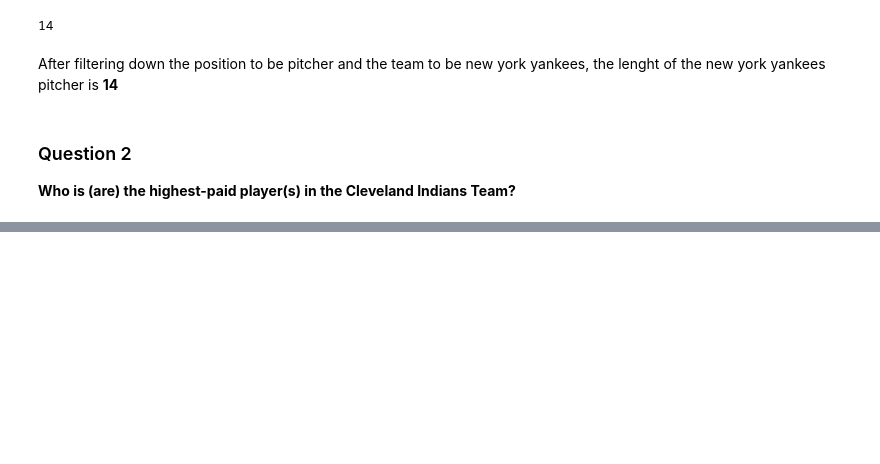
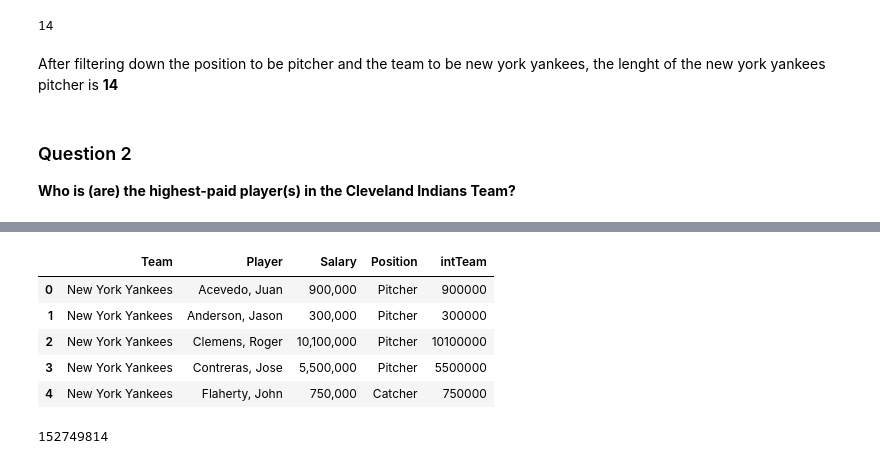
Before and after one commit to Afolabiomotayo/firstdataanalysisproject, a Jupyter notebook: salary analysis.ipynb, the cells around one changed output, grey strips where cells are left out. Cells and saved outputs as stored; diff of their text form; code cells hidden in the pictures; blank space fills up the shorter version.

```diff
--- a/salary analysis.ipynb
+++ b/salary analysis.ipynb
@@ -110,0 +239,11 @@ clevelandI_team
+# %%
+pdNY = pd9[pd9["Team"] == "New York Yankees"]
+# %%
+pdNY.head()
+# %% [output]
+|  | Team | Player | Salary | Position | intTeam |
+| 0 | New York Yankees | Acevedo, Juan | 900,000 | Pitcher | 900000 |
+| 1 | New York Yankees | Anderson, Jason | 300,000 | Pitcher | 300000 |
+| 2 | New York Yankees | Clemens, Roger | 10,100,000 | Pitcher | 10100000 |
+| 3 | New York Yankees | Contreras, Jose | 5,500,000 | Pitcher | 5500000 |
+| 4 | New York Yankees | Flaherty, John | 750,000 | Catcher | 750000 |
@@ -110,0 +252,4 @@ clevelandI_team
+# %%
+pdNY
+# %% [output]
+152749814
```
Also changed, not shown: parts of 60 cells of this notebook.
